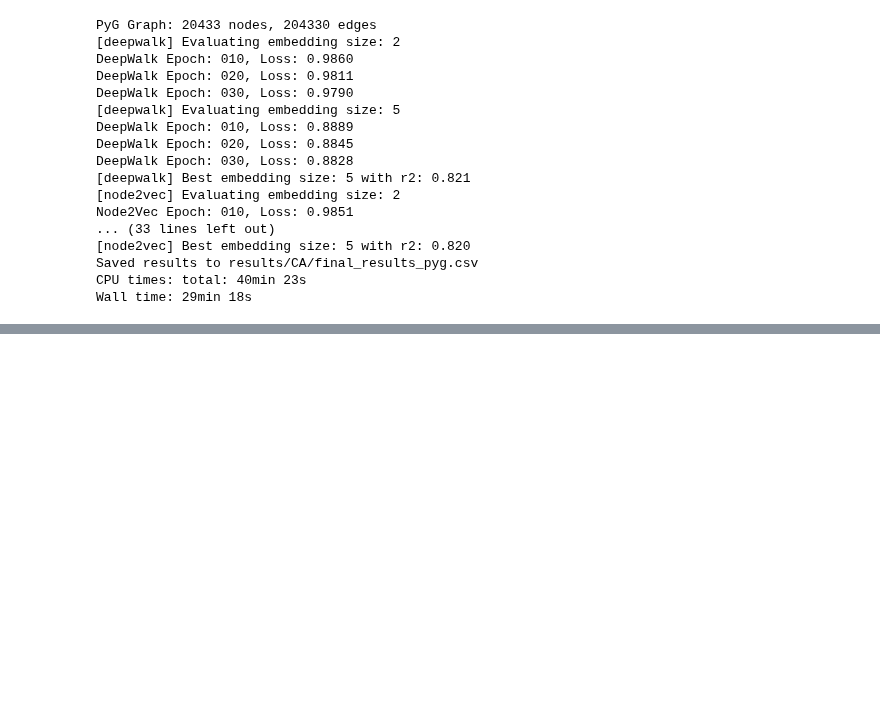
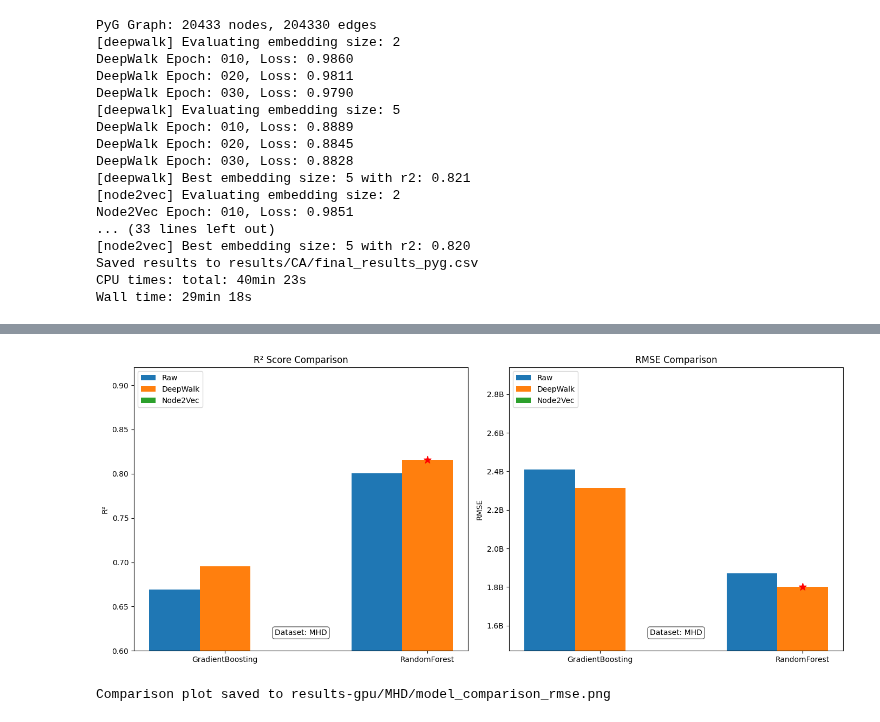
Before and after one commit to mamintoosi-papers-codes/House2Vec, a Jupyter notebook: main_gpu.ipynb, the cells around one changed output, grey strips where cells are left out. Saved outputs shown, nothing was run; the diff lists cells and outputs as text; code cells hidden in the pictures; blank space fills up the shorter version.

```diff
--- a/main_gpu.ipynb
+++ b/main_gpu.ipynb
@@ -43,7 +76,7 @@ def compare_models(dataset_name, use_rmse=False, res_file_name="final_results.cs
     - If use_rmse=True, plots RMSE in millions; otherwise plots MSE_log.
     """
     # Load results
-    file_path = f"results/{dataset_name}/{res_file_name}"
+    file_path = f"results-gpu/{dataset_name}/{res_file_name}"
     df = pd.read_csv(file_path)
 
     # Categorize models
@@ -132,36 +165,37 @@ def compare_models(dataset_name, use_rmse=False, res_file_name="final_results.cs
 
     # Highlight single best (min) for RMSE or MSE_log
     best_idx = np.nanargmin(all_metric_bars)
     axs[1].scatter(bar_positions_metric[best_idx], all_metric_bars[best_idx],
                    color="red", zorder=5, s=100, marker="*")
 
     axs[1].set_title(f"{metric_name} Comparison")
     axs[1].set_xticks(x)
     axs[1].set_xticklabels(models)#, rotation=45)
     axs[1].set_ylabel(metric_name)
     axs[1].legend()
 
     # y-axis limit
     y_mean = np.nanmean(all_metric_bars)
     axs[1].set_ylim(y_mean * 0.7, y_mean * 1.4)
 
     axs[1].text(0.5, 0.05, f"Dataset: {dataset_name}", transform=axs[1].transAxes,
                 fontsize=10, ha="center", va="bottom",
                 bbox=dict(boxstyle="round", fc="white", alpha=0.6))
 
     plt.tight_layout()
 
     # Save figure
-    out_path = f"results/{dataset_name}/model_comparison.png" if not use_rmse \
-               else f"results/{dataset_name}/model_comparison_rmse.png"
-    os.makedirs(f"results/{dataset_name}", exist_ok=True)
+    out_path = f"results-gpu/{dataset_name}/model_comparison.png" if not use_rmse \
+               else f"results-gpu/{dataset_name}/model_comparison_rmse.png"
+    os.makedirs(f"results-gpu/{dataset_name}", exist_ok=True)
     plt.savefig(out_path, dpi=300)
     plt.show()
     print(f"Comparison plot saved to {out_path}")
 
 
 # Example runs
-# compare_models("CA")          # R² + MSE_log
-# compare_models("MHD")         # R² + MSE_log
-compare_models("CA", True, "final_results.csv")  # R² + RMSE (in millions)
+# compare_models("CA", True, "final_results.csv")  # R² + RMSE (in millions)
 compare_models("MHD", True, "final_results.csv")
+# %% [output]
+[figure, added]
+Comparison plot saved to results-gpu/MHD/model_comparison_rmse.png
```
Also changed, not shown: parts of 3 cells of this notebook, 18 other files.
